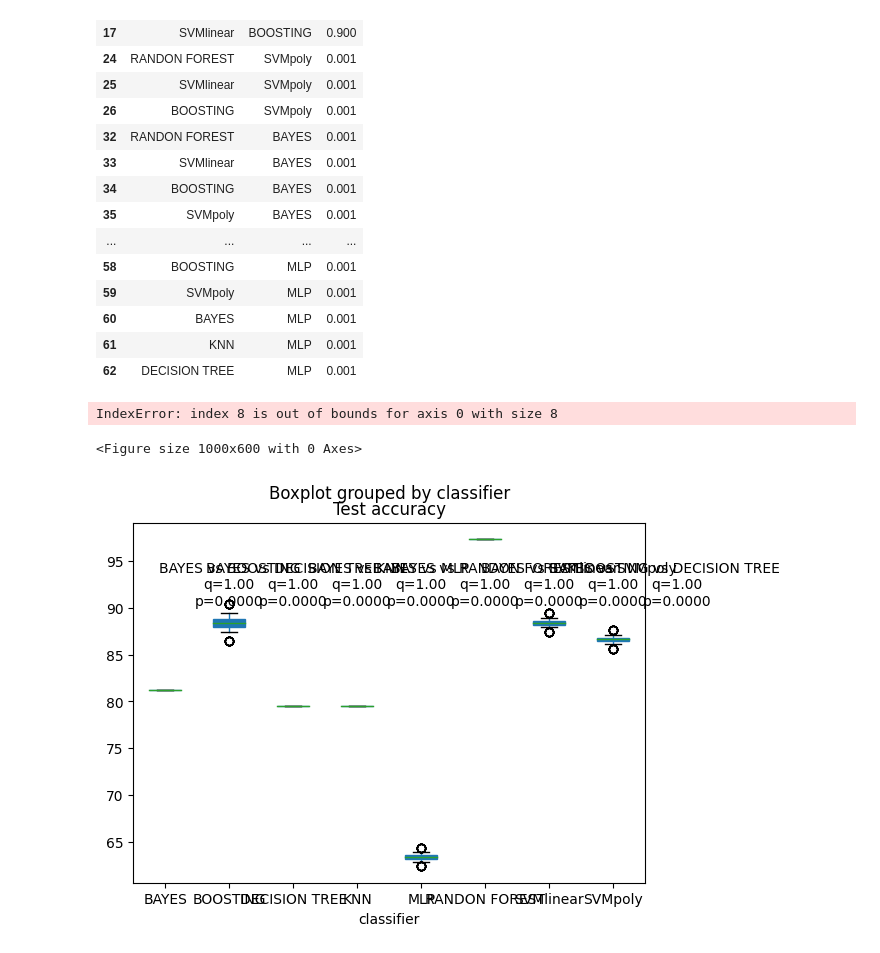
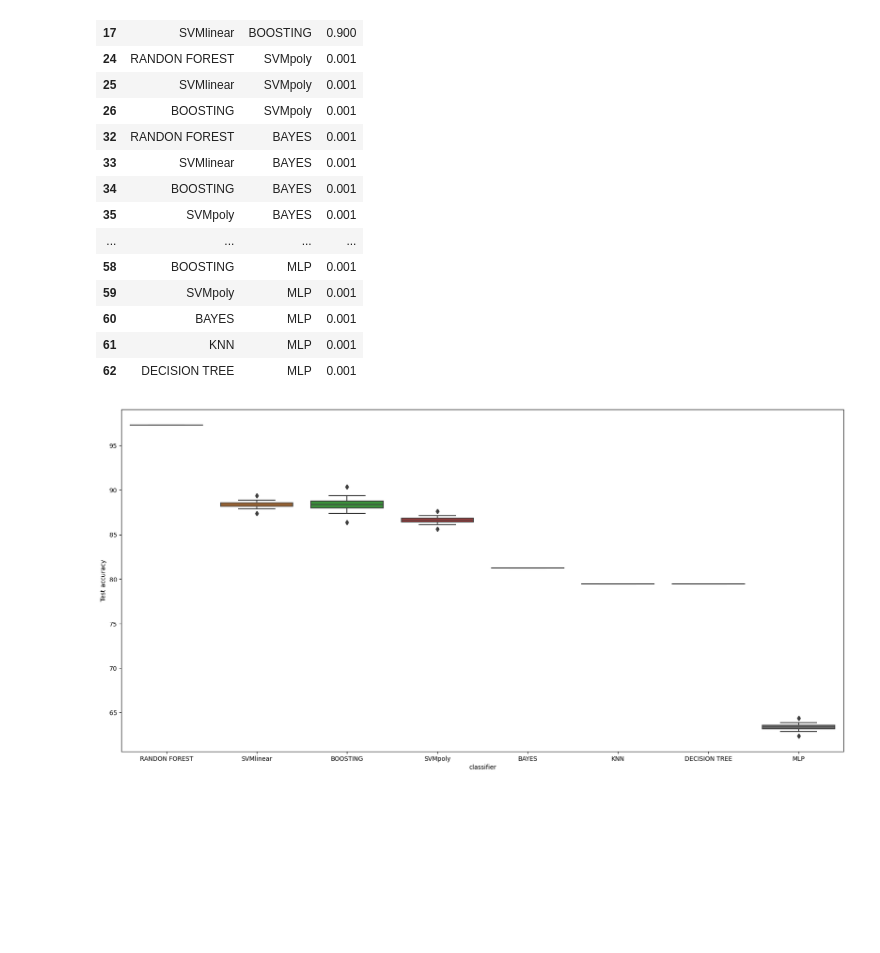
Before and after one commit to leandrobmarinho/statistical-tests, a Jupyter notebook: notebook/statistical_tests.ipynb, the cells around one changed output. Saved outputs shown, nothing was run; the diff lists cells and outputs as text; code cells hidden in the pictures; blank space fills up the shorter version.

Commit message:
Finished stats_tests

```diff
--- a/notebook/statistical_tests.ipynb
+++ b/notebook/statistical_tests.ipynb
@@ -164,6 +202,9 @@ def plot_tukey_results(data, group_col, value_col):
+# %%
+ax = sns.boxplot(data=groups_cnn.get_group('inceptionv3'), x="classifier", y="Test accuracy")
+fig = plt.gcf()
+fig.set_size_inches(21, 10)
+# %% [output]
+[figure, added]
 # %%
-plot_tukey_results(groups_cnn.get_group('inceptionv3'), 'classifier', 'Test accuracy')
+sorted_models = groups_cnn.get_group('inceptionv3').groupby('classifier').agg(['mean'])['Test accuracy', 'mean'].sort_values(ascending=False)
+best_model_name = sorted_models.index[0]
-# %% [output]
-IndexError: index 8 is out of bounds for axis 0 with size 8
-<Figure size 1000x600 with 0 Axes>
-[figure, removed]
```
Also changed, not shown: parts of 15 cells of this notebook, 33 other files.
